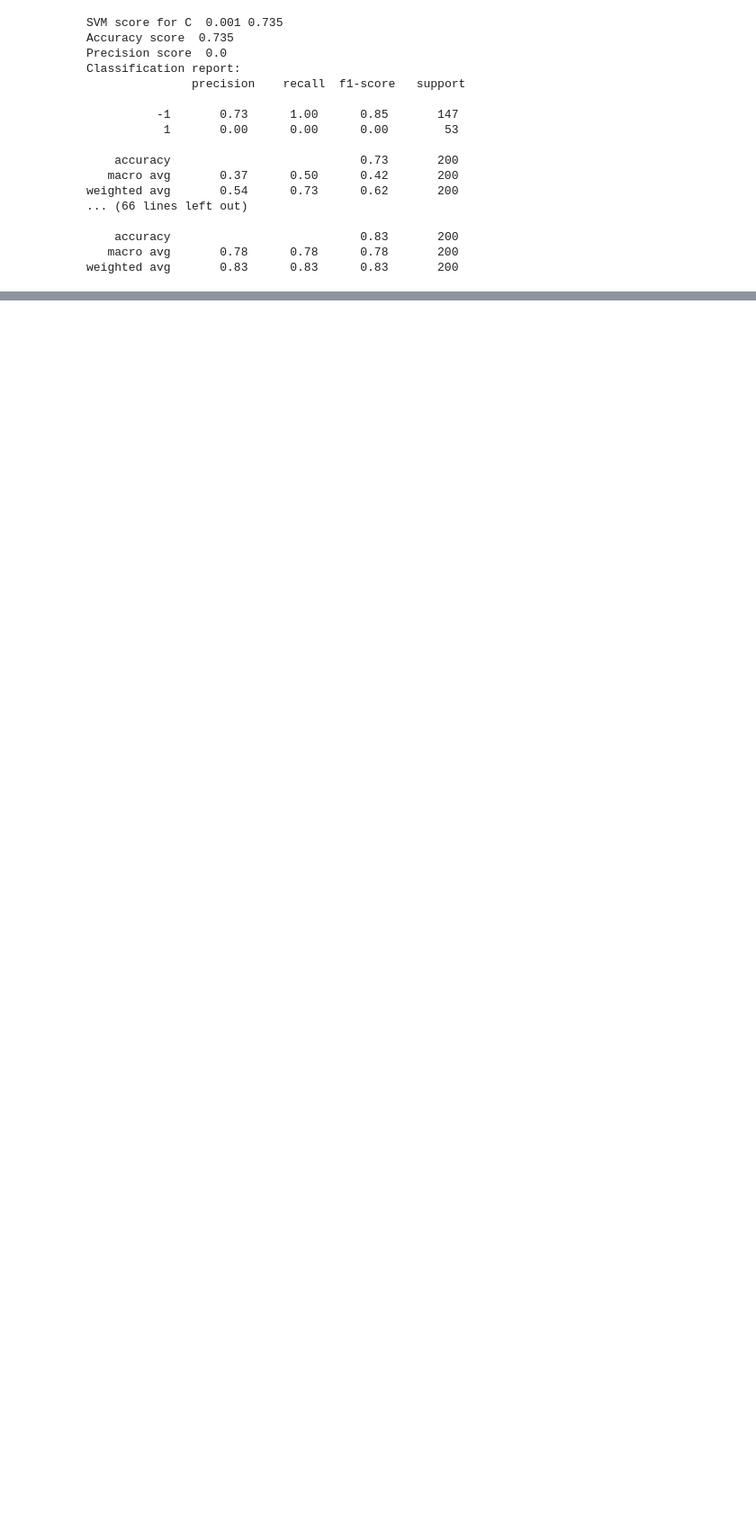
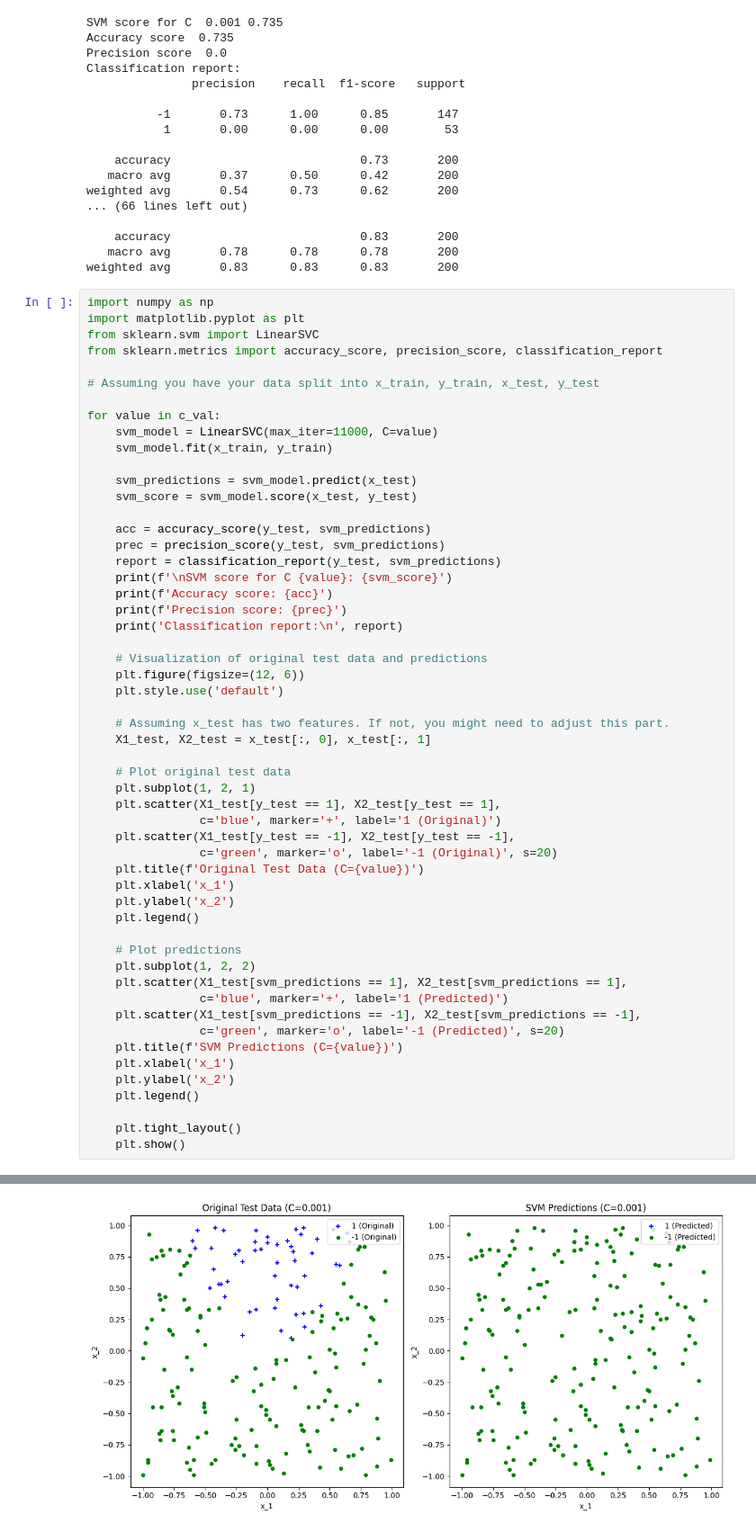
Before and after one commit to jariel17/classification_model_example, a Jupyter notebook: S2_Tarea.ipynb, the cells around one changed output, grey strips where cells are left out. Shown at 90% size. Drawn from its saved outputs; the diff is of its cells as text; blank space fills up the shorter version.

```diff
--- a/S2_Tarea.ipynb
+++ b/S2_Tarea.ipynb
@@ -219,3 +221,58 @@ weighted avg       0.54      0.73      0.62       200
     accuracy                           0.83       200
    macro avg       0.78      0.78      0.78       200
 weighted avg       0.83      0.83      0.83       200
+# %%
+import numpy as np
+import matplotlib.pyplot as plt
+from sklearn.svm import LinearSVC
+from sklearn.metrics import accuracy_score, precision_score, classification_report
+
+# Assuming you have your data split into x_train, y_train, x_test, y_test
+
+for value in c_val:
+    svm_model = LinearSVC(max_iter=11000, C=value)
+    svm_model.fit(x_train, y_train)
+
+    svm_predictions = svm_model.predict(x_test)
+    svm_score = svm_model.score(x_test, y_test)
+
+    acc = accuracy_score(y_test, svm_predictions)
+    prec = precision_score(y_test, svm_predictions)
+    report = classification_report(y_test, svm_predictions)
+    print(f'\nSVM score for C {value}: {svm_score}')
+    print(f'Accuracy score: {acc}')
+    print(f'Precision score: {prec}')
+    print('Classification report:\n', report)
+
+    # Visualization of original test data and predictions
+    plt.figure(figsize=(12, 6))
+    plt.style.use('default')
+
+    # Assuming x_test has two features. If not, you might need to adjust this part.
+    X1_test, X2_test = x_test[:, 0], x_test[:, 1]
+
+    # Plot original test data
+    plt.subplot(1, 2, 1)
+    plt.scatter(X1_test[y_test == 1], X2_test[y_test == 1],
+                c='blue', marker='+', label='1 (Original)')
+    plt.scatter(X1_test[y_test == -1], X2_test[y_test == -1],
+                c='green', marker='o', label='-1 (Original)', s=20)
+    plt.title(f'Original Test Data (C={value})')
+    plt.xlabel('x_1')
+    plt.ylabel('x_2')
+    plt.legend()
+
+    # Plot predictions
+    plt.subplot(1, 2, 2)
+    plt.scatter(X1_test[svm_predictions == 1], X2_test[svm_predictions == 1],
+                c='blue', marker='+', label='1 (Predicted)')
+    plt.scatter(X1_test[svm_predictions == -1], X2_test[svm_predictions == -1],
+                c='green', marker='o', label='-1 (Predicted)', s=20)
+    plt.title(f'SVM Predictions (C={value})')
+    plt.xlabel('x_1')
+    plt.ylabel('x_2')
+    plt.legend()
+
+    plt.tight_layout()
+    plt.show()
+# %% [output]
@@ -221,0 +291 @@ weighted avg       0.83      0.83      0.83       200
+[figure, added]
```
Also changed, not shown: parts of 5 cells of this notebook.
